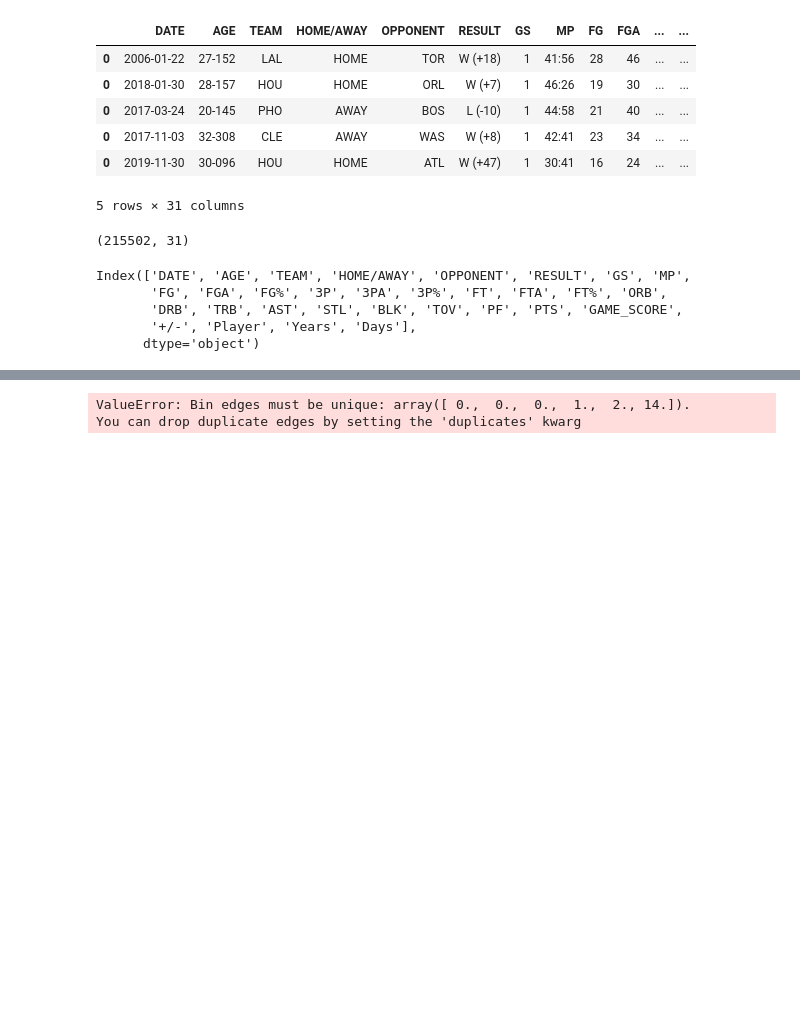
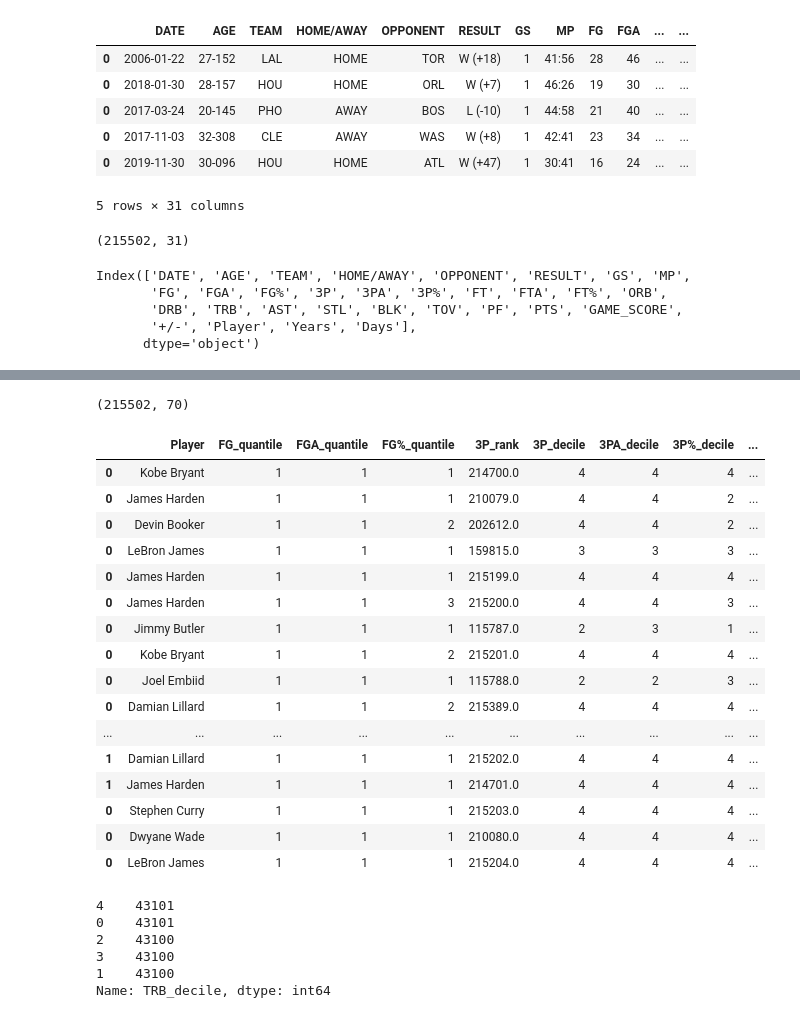
Before and after one commit to bme3412/Python, a Jupyter notebook: Projects/Basketball_reference/NBA_Rank.ipynb, the cells around one changed output, grey strips where cells are left out. Saved outputs shown, nothing was run; the diff lists cells and outputs as text; code cells hidden in the pictures; blank space fills up the shorter version.

```diff
--- a/Projects/Basketball_reference/NBA_Rank.ipynb
+++ b/Projects/Basketball_reference/NBA_Rank.ipynb
@@ -1339,28 +1350,67 @@ Index(['DATE', 'AGE', 'TEAM', 'HOME/AWAY', 'OPPONENT', 'RESULT', 'GS', 'MP',
       dtype='object')
+# %%
+NBA_since_2000.shape
+# %% [output]
+(215502, 70)
 # %%
 bin_labels_pos = ['5', '4', '3', '2', '1']
 
-NBA_since_2000['FG_quantile'] = pd.qcut(NBA_since_2000['FG'],q=[0, .2, .4, .6, .8, 1],labels=bin_labels_pos)
-NBA_since_2000['FGA_quantile'] = pd.qcut(NBA_since_2000['FGA'],q=[0, .2, .4, .6, .8, 1],labels=bin_labels_pos)
-NBA_since_2000['FG%_quantile'] = pd.qcut(NBA_since_2000['FG%'],q=[0, .2, .4, .6, .8, 1],labels=bin_labels_pos)
-NBA_since_2000['3P_quantile'] = pd.qcut(NBA_since_2000['3P'],q=[0, .2, .4, .6, .8, 1],labels=bin_labels_pos)
-NBA_since_2000['3PA_quantile'] = pd.qcut(NBA_since_2000['3PA'],q=[0, .2, .4, .6, .8, 1],labels=bin_labels_pos)
-NBA_since_2000['3P%_quantile'] = pd.qcut(NBA_since_2000['3P%'],q=[0, .2, .4, .6, .8, 1],labels=bin_labels_pos)
-NBA_since_2000['FT_quantile'] = pd.qcut(NBA_since_2000['FT'],q=[0, .2, .4, .6, .8, 1],labels=bin_labels_pos)
-NBA_since_2000['FTA_quantile'] = pd.qcut(NBA_since_2000['FTA'],q=[0, .2, .4, .6, .8, 1],labels=bin_labels_pos)
-NBA_since_2000['FT%_quantile'] = pd.qcut(NBA_since_2000['FT%'],q=[0, .2, .4, .6, .8, 1],labels=bin_labels_pos)
-NBA_since_2000['ORB_quantile'] = pd.qcut(NBA_since_2000['ORB'],q=[0, .2, .4, .6, .8, 1],labels=bin_labels_pos)
-NBA_since_2000['DRB_quantile'] = pd.qcut(NBA_since_2000['DRB'],q=[0, .2, .4, .6, .8, 1],labels=bin_labels_pos)
-NBA_since_2000['TRB_quantile'] = pd.qcut(NBA_since_2000['TRB'],q=[0, .2, .4, .6, .8, 1],labels=bin_labels_pos)
+NBA_since_2000['FG_quantile'] = pd.qcut(NBA_since_2000['FG'],q=[0, .2, .4, .6, .8, 1], labels=bin_labels_pos)
+NBA_since_2000['FGA_quantile'] = pd.qcut(NBA_since_2000['FGA'],q=[0, .2, .4, .6, .8, 1], labels = bin_labels_pos)
+NBA_since_2000['FG%_quantile'] = pd.qcut(NBA_since_2000['FG%'],q=[0, .2, .4, .6, .8, 1], labels = bin_labels_pos)
 
-NBA_since_2000['AST_quantile'] = pd.qcut(NBA_since_2000['AST'],q=[0, .2, .4, .6, .8, 1],labels=bin_labels_pos)
-NBA_since_2000['STL_quantile'] = pd.qcut(NBA_since_2000['STL'],q=[0, .2, .4, .6, .8, 1],labels=bin_labels_pos)
-NBA_since_2000['BLK_quantile'] = pd.qcut(NBA_since_2000['BLK'],q=[0, .2, .4, .6, .8, 1],labels=bin_labels_pos)
 
-NBA_since_2000['PTS_quantile'] = pd.qcut(NBA_since_2000['PTS'],q=[0, .2, .4, .6, .8, 1],labels=bin_labels_pos)
-NBA_since_2000['GAME_SCORE_quantile'] = pd.qcut(NBA_since_2000['GAME_SCORE'],q=[0, .2, .4, .6, .8, 1],labels=bin_labels_pos)
+NBA_since_2000['3P_rank'] = NBA_since_2000['3P'].rank(method='first')
+NBA_since_2000['3P_decile'] = pd.qcut(NBA_since_2000['3P_rank'].values, 5).codes
 
-NBA_since_2000
+NBA_since_2000['3PA_rank'] = NBA_since_2000['3PA'].rank(method='first')
+NBA_since_2000['3PA_decile'] = pd.qcut(NBA_since_2000['3PA_rank'].values, 5).codes
+
+NBA_since_2000['3P%_rank'] = NBA_since_2000['3P%'].rank(method='first')
+NBA_since_2000['3P%_decile'] = pd.qcut(NBA_since_2000['3P%_rank'].values, 5).codes
+
+NBA_since_2000['FT_rank'] = NBA_since_2000['FT'].rank(method='first')
+NBA_since_2000['FT_decile'] = pd.qcut(NBA_since_2000['FT_rank'].values, 5).codes
+
+NBA_since_2000['FTA_rank'] = NBA_since_2000['FTA'].rank(method='first')
+NBA_since_2000['FTA_decile'] = pd.qcut(NBA_since_2000['FTA_rank'].values, 5).codes
+
+NBA_since_2000['ORB_rank'] = NBA_since_2000['ORB'].rank(method='first')
+NBA_since_2000['ORB_decile'] = pd.qcut(NBA_since_2000['ORB_rank'].values, 5).codes
+
+NBA_since_2000['DRB_rank'] = NBA_since_2000['DRB'].rank(method='first')
+NBA_since_2000['DRB_decile'] = pd.qcut(NBA_since_2000['DRB_rank'].values, 5).codes
+
+NBA_since_2000['TRB_rank'] = NBA_since_2000['TRB'].rank(method='first')
+NBA_since_2000['TRB_decile'] = pd.qcut(NBA_since_2000['TRB_rank'].values, 5).codes
+
+
+NBA_since_2000[['Player','FG_quantile', 'FGA_quantile', 'FG%_quantile', '3P_rank', '3P_decile', '3PA_decile', '3P%_decile',
+               'ORB_decile', 'TRB_decile', 'TRB_decile']].head(20)
 # %% [output]
-ValueError: Bin edges must be unique: array([ 0.,  0.,  0.,  1.,  2., 14.]).
-You can drop duplicate edges by setting the 'duplicates' kwarg
+|  | Player | FG_quantile | FGA_quantile | FG%_quantile | 3P_rank | 3P_decile | 3PA_decile | 3P%_decile | ... |
+| 0 | Kobe Bryant | 1 | 1 | 1 | 214700.0 | 4 | 4 | 4 | ... |
+| 0 | James Harden | 1 | 1 | 1 | 210079.0 | 4 | 4 | 2 | ... |
+| 0 | Devin Booker | 1 | 1 | 2 | 202612.0 | 4 | 4 | 2 | ... |
+| 0 | LeBron James | 1 | 1 | 1 | 159815.0 | 3 | 3 | 3 | ... |
+| 0 | James Harden | 1 | 1 | 1 | 215199.0 | 4 | 4 | 4 | ... |
+| 0 | James Harden | 1 | 1 | 3 | 215200.0 | 4 | 4 | 3 | ... |
+| 0 | Jimmy Butler | 1 | 1 | 1 | 115787.0 | 2 | 3 | 1 | ... |
+| 0 | Kobe Bryant | 1 | 1 | 2 | 215201.0 | 4 | 4 | 4 | ... |
+| 0 | Joel Embiid | 1 | 1 | 1 | 115788.0 | 2 | 2 | 3 | ... |
+| 0 | Damian Lillard | 1 | 1 | 2 | 215389.0 | 4 | 4 | 4 | ... |
+| ... | ... | ... | ... | ... | ... | ... | ... | ... | ... |
+| 1 | Damian Lillard | 1 | 1 | 1 | 215202.0 | 4 | 4 | 4 | ... |
+| 1 | James Harden | 1 | 1 | 1 | 214701.0 | 4 | 4 | 4 | ... |
+| 0 | Stephen Curry | 1 | 1 | 1 | 215203.0 | 4 | 4 | 4 | ... |
+| 0 | Dwyane Wade | 1 | 1 | 1 | 210080.0 | 4 | 4 | 4 | ... |
+| 0 | LeBron James | 1 | 1 | 1 | 215204.0 | 4 | 4 | 4 | ... |
+# %%
+NBA_since_2000['TRB_decile'].value_counts()
+# %% [output]
+4    43101
+0    43101
+2    43100
+3    43100
+1    43100
+Name: TRB_decile, dtype: int64
```
Also changed, not shown: parts of 2 cells of this notebook.
